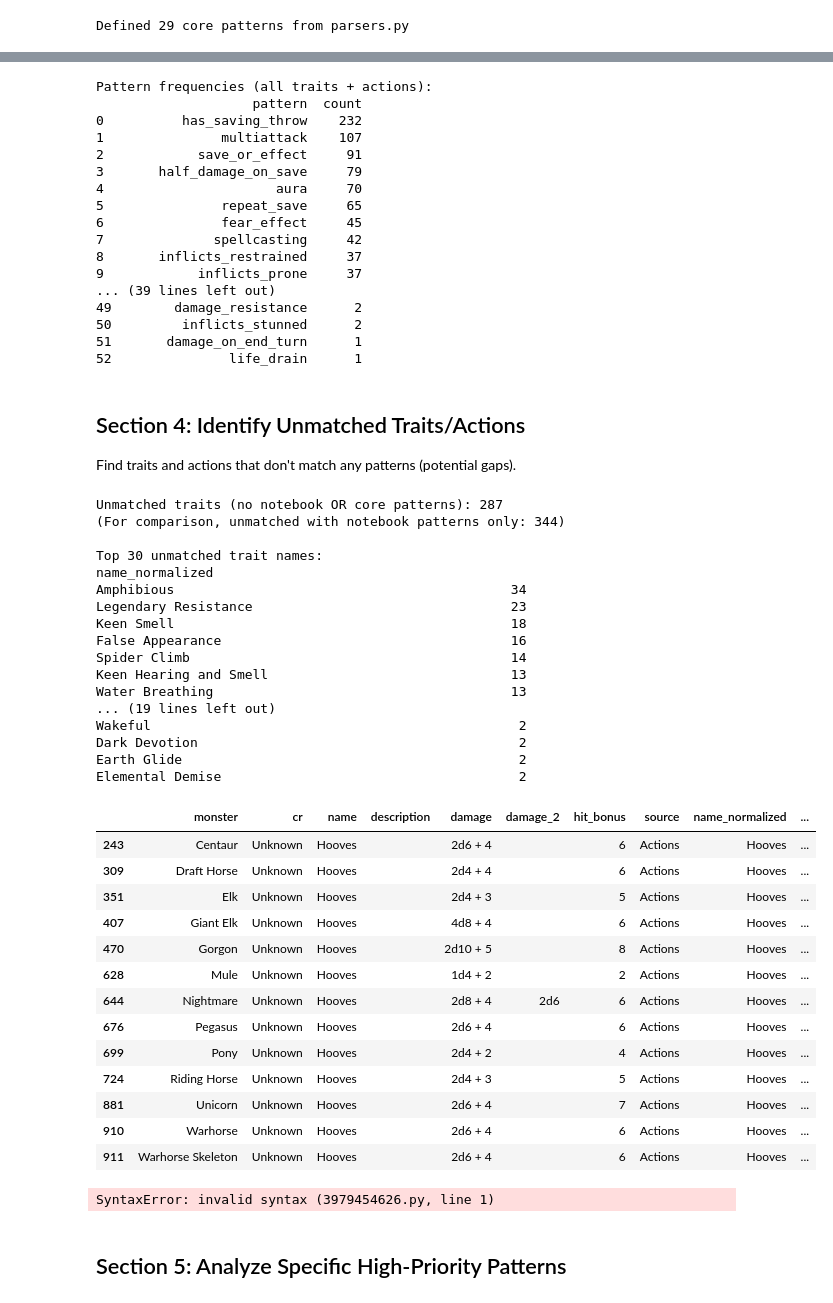
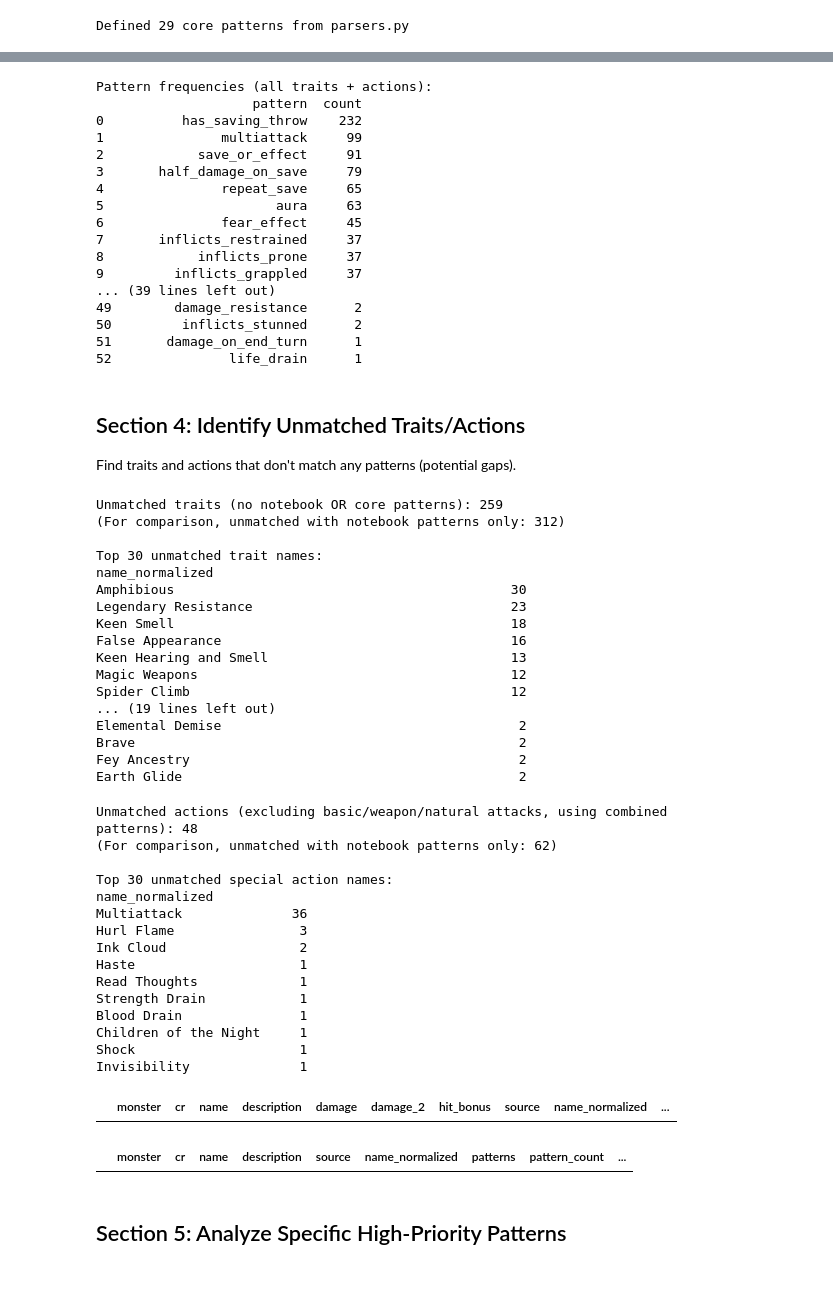
Before and after one commit to conorbarryhoke/matrix_v0, a Jupyter notebook: notebooks/exploration/feature_classification/notebooks/1_pattern_extraction.ipynb, the cells around one changed output, grey strips where cells are left out. Saved outputs shown, nothing was run; the diff lists cells and outputs as text; code cells hidden in the pictures.

Commit message:
reduce to 2014 only

```diff
--- a/notebooks/exploration/feature_classification/notebooks/1_pattern_extraction.ipynb
+++ b/notebooks/exploration/feature_classification/notebooks/1_pattern_extraction.ipynb
@@ -29,5 +29,8 @@ else:
     LOCAL_DATA_DIR = './notebooks/exploration/feature_classification/data'
 # Load monster data
 monsters_df = pd.read_csv(MAIN_DATA_DIR + '/dnd5e_monsters_from_json.csv')
+# Filter to only 2014 (original 5e) monsters - exclude 2024 additions
+monsters_df = monsters_df[monsters_df['Source_Name'] == 'Free Basic Rules (2014)'].copy()
+print(f"📊 Loaded {len(monsters_df)} monsters (2014 5e only, excluding 2024 additions)")
 print(f"Loaded {len(monsters_df)} monsters")
 # %% [output]
@@ -245,6 +253,8 @@ weapon_aliases = {
     'staff': 'Melee Weapon',
     'scythe': 'Melee Weapon',
     'fork': 'Melee Weapon',
+    # My Mods
+    'rock': 'Ranged Weapon',
 }
 for alias, cat in weapon_aliases.items():
     if alias not in weapon_category_map:
@@ -264,13 +274,18 @@ NATURAL_WEAPONS = {
     'horn', 'rake', 'snake hair', 'stinger', 'tail spike', 'tail stinger',
     'antennae', 'beard', 'bites', 'beaks',
     'tentacle slam', 'otherworldly slam', 'paralyzing tentacles',
+    # My Adds
+    'fist',
+
 }
 
 # Candidates for manual review (NOT auto-classified)
 NATURAL_WEAPON_CANDIDATES = [
-    'rock', 'fist', 'unarmed strike', 'rotting fist', 'fling',
+    'unarmed strike', 'rotting fist', 'fling',
     'blood drain', 'slash', 'rotting touch', 'withering touch',
     'poison jab', 'shock',
+    # My removed:
+    # 'rock', 'fist'
 ]
 
 
@@ -652,15 +693,15 @@ print(pattern_freq_df.to_string())
 Pattern frequencies (all traits + actions):
                     pattern  count
 0          has_saving_throw    232
-1               multiattack    107
+1               multiattack     99
 2            save_or_effect     91
 3       half_damage_on_save     79
-4                      aura     70
-5               repeat_save     65
+4               repeat_save     65
+5                      aura     63
 6               fear_effect     45
-7              spellcasting     42
-8       inflicts_restrained     37
-9            inflicts_prone     37
+7       inflicts_restrained     37
+8            inflicts_prone     37
+9         inflicts_grappled     37
 ... (39 lines left out)
 49        damage_resistance      2
 50         inflicts_stunned      2
@@ -684,23 +725,23 @@ unmatched_trait_names = unmatched_traits['name_normalized'].value_counts()
 print("\nTop 30 unmatched trait names:")
 print(unmatched_trait_names.head(30).to_string())
 # %% [output]
-Unmatched traits (no notebook OR core patterns): 287
-(For comparison, unmatched with notebook patterns only: 344)
+Unmatched traits (no notebook OR core patterns): 259
+(For comparison, unmatched with notebook patterns only: 312)
 
 Top 30 unmatched trait names:
 name_normalized
-Amphibious                                           34
+Amphibious                                           30
 Legendary Resistance                                 23
 Keen Smell                                           18
 False Appearance                                     16
-Spider Climb                                         14
 Keen Hearing and Smell                               13
-Water Breathing                                      13
+Magic Weapons                                        12
+Spider Climb                                         12
 ... (19 lines left out)
-Wakeful                                               2
-Dark Devotion                                         2
+Elemental Demise                                      2
+Brave                                                 2
+Fey Ancestry                                          2
 Earth Glide                                           2
-Elemental Demise                                      2
 # %%
 # Actions with no patterns detected (using combined notebook + core patterns, excluding basic attacks)
 unmatched_actions = actions_df[actions_df['pattern_count_any'] == 0].copy()
@@ -735,27 +776,32 @@ print(f"(For comparison, unmatched with notebook patterns only: {len(unmatched_n
 unmatched_action_names = unmatched_special_actions['name_normalized'].value_counts()
 print(f"\nTop 30 unmatched special action names:")
 print(unmatched_action_names.head(30).to_string())
+# %% [output]
+Unmatched actions (excluding basic/weapon/natural attacks, using combined patterns): 48
+(For comparison, unmatched with notebook patterns only: 62)
+
+Top 30 unmatched special action names:
+name_normalized
+Multiattack              36
+Hurl Flame                3
+Ink Cloud                 2
+Haste                     1
+Read Thoughts             1
+Strength Drain            1
+Blood Drain               1
+Children of the Night     1
+Shock                     1
+Invisibility              1
 # %%
-actions_df[actions_df['name'] == 'Hooves']
+actions_df[actions_df['name'] == 'Breath Weapon']
 # %% [output]
 |  | monster | cr | name | description | damage | damage_2 | hit_bonus | source | name_normalized | ... |
-| 243 | Centaur | Unknown | Hooves |  | 2d6 + 4 |  | 6 | Actions | Hooves | ... |
-| 309 | Draft Horse | Unknown | Hooves |  | 2d4 + 4 |  | 6 | Actions | Hooves | ... |
-| 351 | Elk | Unknown | Hooves |  | 2d4 + 3 |  | 5 | Actions | Hooves | ... |
-| 407 | Giant Elk | Unknown | Hooves |  | 4d8 + 4 |  | 6 | Actions | Hooves | ... |
-| 470 | Gorgon | Unknown | Hooves |  | 2d10 + 5 |  | 8 | Actions | Hooves | ... |
-| 628 | Mule | Unknown | Hooves |  | 1d4 + 2 |  | 2 | Actions | Hooves | ... |
-| 644 | Nightmare | Unknown | Hooves |  | 2d8 + 4 | 2d6 | 6 | Actions | Hooves | ... |
-| 676 | Pegasus | Unknown | Hooves |  | 2d6 + 4 |  | 6 | Actions | Hooves | ... |
-| 699 | Pony | Unknown | Hooves |  | 2d4 + 2 |  | 4 | Actions | Hooves | ... |
-| 724 | Riding Horse | Unknown | Hooves |  | 2d4 + 3 |  | 5 | Actions | Hooves | ... |
-| 881 | Unicorn | Unknown | Hooves |  | 2d6 + 4 |  | 7 | Actions | Hooves | ... |
-| 910 | Warhorse | Unknown | Hooves |  | 2d6 + 4 |  | 6 | Actions | Hooves | ... |
-| 911 | Warhorse Skeleton | Unknown | Hooves |  | 2d6 + 4 |  | 6 | Actions | Hooves | ... |
+# %%
+traits_df[traits_df['name_normalized'] == 'aura']
+# %% [output]
+|  | monster | cr | name | description | source | name_normalized | patterns | pattern_count | ... |
 # %%
-[for xx in monsters_df[monsters_df['Name'] == 'Warhorse']['Actions'].iloc[0] ]
+# [for xx in monsters_df[monsters_df['Name'] == 'Warhorse']['Actions'].iloc[0] ]
-# %% [output]
-SyntaxError: invalid syntax (3979454626.py, line 1)
 # %% [markdown]
 ## Section 5: Analyze Specific High-Priority Patterns
 # %%
```
Also changed, not shown: parts of 30 cells of this notebook, 7 other files.
